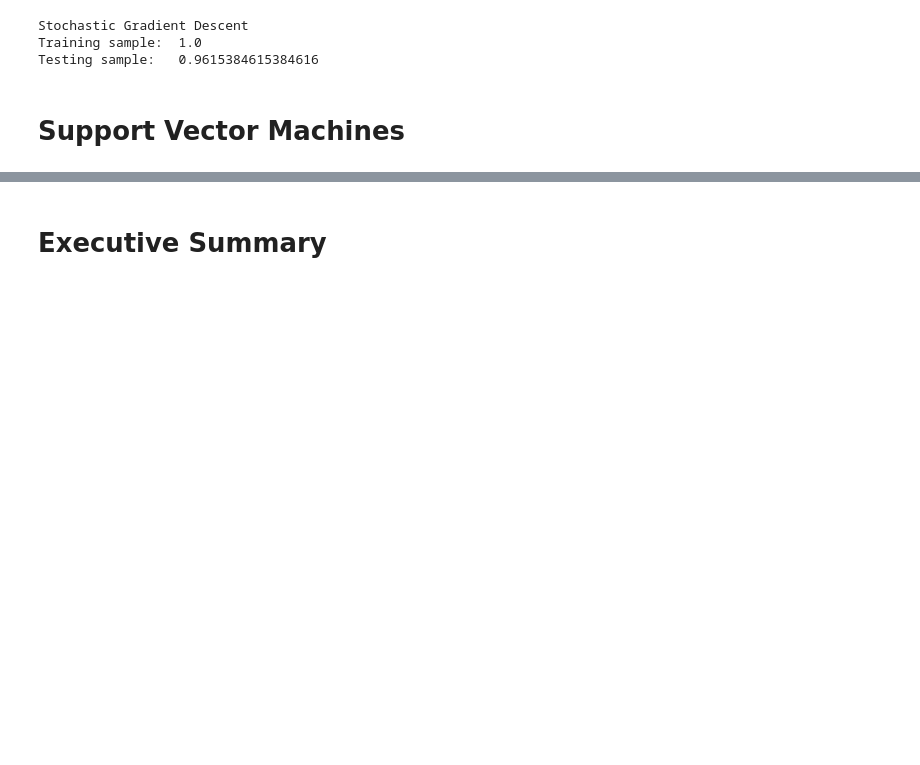
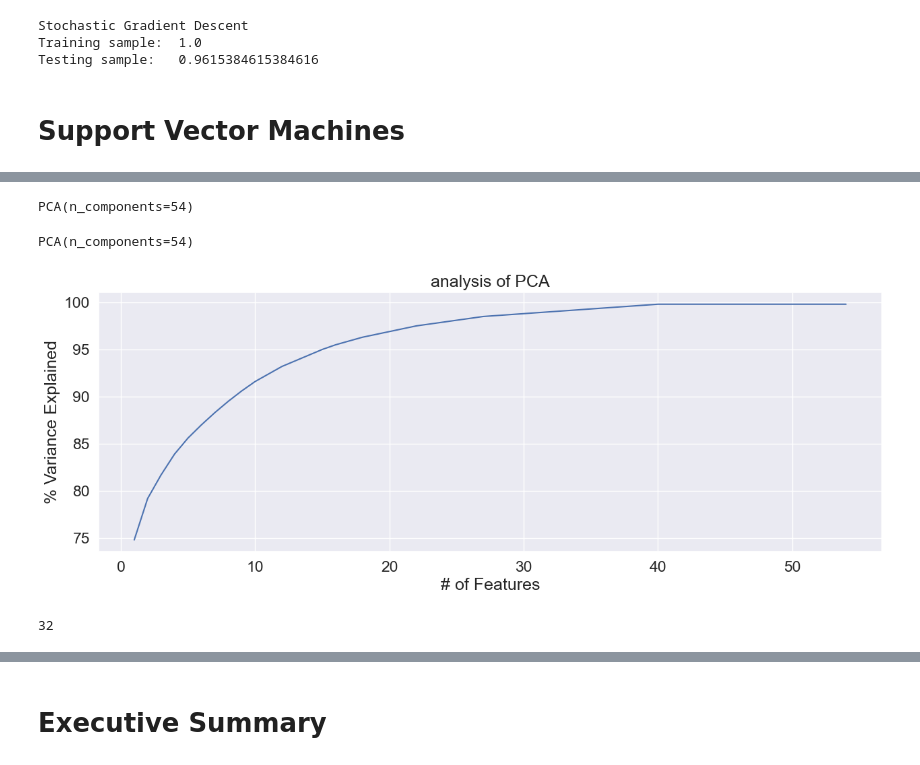
Before and after one commit to ccvale/Divorce-Datatset-Analysis, a Jupyter notebook: divorces.ipynb, the cells around one changed output, grey strips where cells are left out. Cells and saved outputs as stored; diff of their text form; code cells hidden in the pictures; blank space fills up the shorter version.

```diff
--- a/divorces.ipynb
+++ b/divorces.ipynb
@@ -297,0 +305,3 @@ from sklearn.svm import SVC
+# %%
+scaler = StandardScaler()
+scaler.fit(X_train)
@@ -297,0 +310,4 @@ from sklearn.svm import SVC
+# %%
+X_tr_standart = scaler.transform(X_train)
+X_tr_standart = pd.DataFrame(X_tr_standart, columns = X_train.columns)
+X_tr_standart.head()
@@ -297,0 +334,28 @@ from sklearn.svm import SVC
+# %%
+pca = PCA(n_components=54)
+pca.fit(X_tr_standart)
+# %% [output]
+PCA(n_components=54)
+# %%
+pca = PCA(n_components=54)
+pca.fit(X_tr_standart)
+# %% [output]
+PCA(n_components=54)
+# %%
+variance = pca.explained_variance_ratio_
+var = np.cumsum (np.round (variance, 3) * 100)
+
+sns.set(font_scale = 1.5)
+f, ax = plt.subplots(figsize=(15, 5))
+plt.ylabel('% Variance Explained')
+plt.xlabel('# of Features')
+plt.title('analysis of PCA')
+sns.lineplot(x = range(1, 55), y = var);
+# %% [output]
+[figure, added]
+# %%
+pca = PCA(n_components = 0.99, svd_solver = 'full')
+pca.fit(X_tr_standart)
+pca.n_components_
+# %% [output]
+32
```
Also changed, not shown: parts of 9 cells of this notebook.
